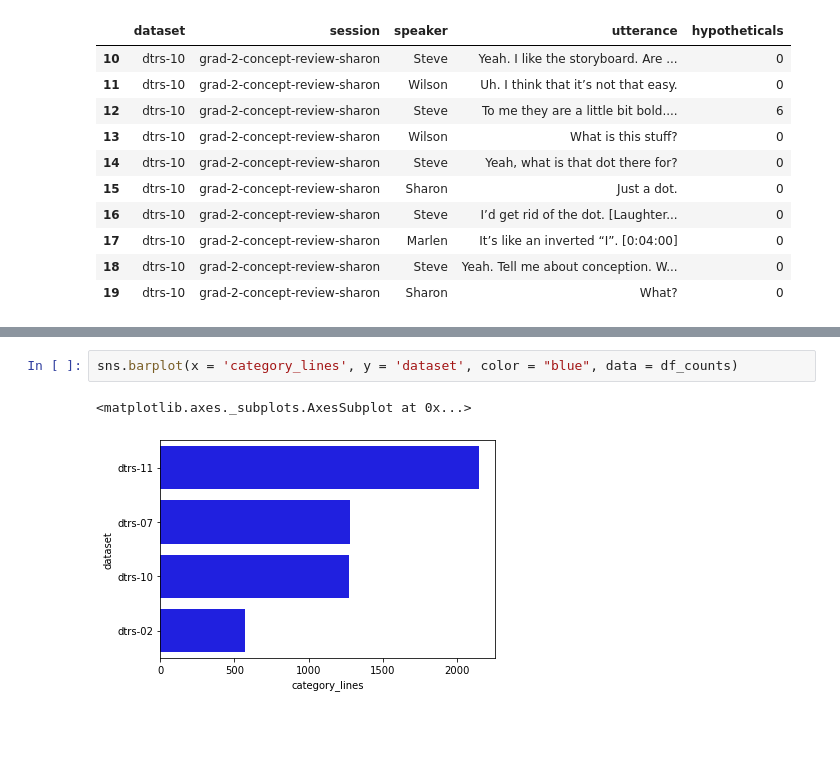
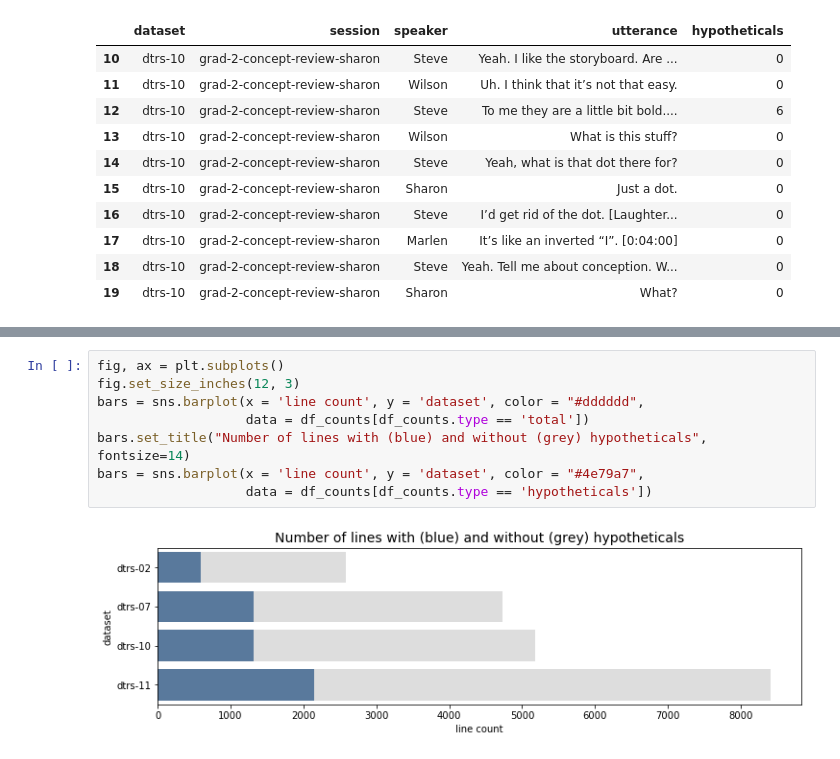
Before and after one commit to senthilchandrasegaran/dtrs_analysis, a Jupyter notebook: Non-Temporal Analysis.ipynb, the cells around one changed output, grey strips where cells are left out. Drawn from its saved outputs; the diff is of its cells as text; blank space fills up the shorter version.

```diff
--- a/Non-Temporal Analysis.ipynb
+++ b/Non-Temporal Analysis.ipynb
@@ -128,5 +146,10 @@ bars = sns.barplot(x = 'total', y = 'dataset', color = "lightgrey", data = df_co
-# %%
-sns.barplot(x = 'category_lines', y = 'dataset', color = "blue", data = df_counts)
-# %% [output]
-<matplotlib.axes._subplots.AxesSubplot at 0x...>
-[figure, removed]
+# %%
+fig, ax = plt.subplots()
+fig.set_size_inches(12, 3)
+bars = sns.barplot(x = 'line count', y = 'dataset', color = "#dddddd",
+                   data = df_counts[df_counts.type == 'total'])
+bars.set_title("Number of lines with (blue) and without (grey) hypotheticals", fontsize=14)
+bars = sns.barplot(x = 'line count', y = 'dataset', color = "#4e79a7",
+                   data = df_counts[df_counts.type == 'hypotheticals'])
+# %% [output]
+[figure, added]
```
Also changed, not shown: parts of 6 cells of this notebook, 2 other files.
